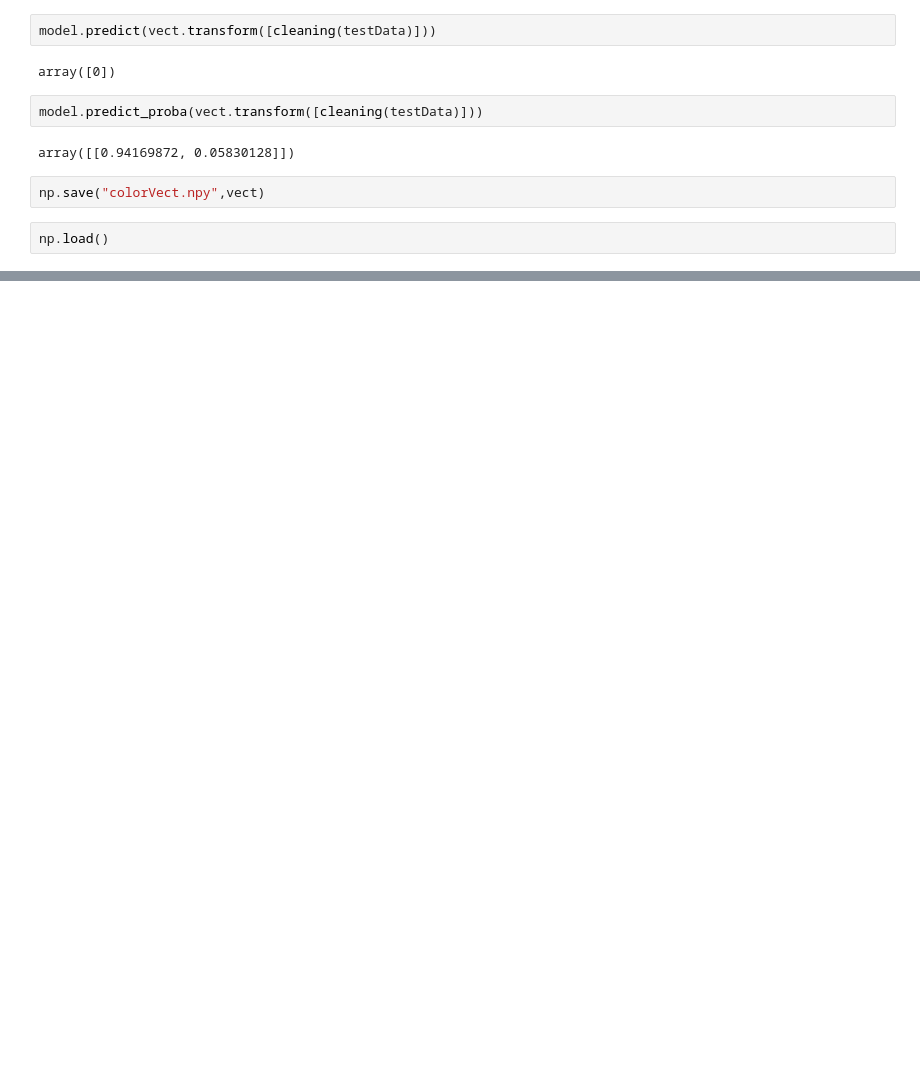
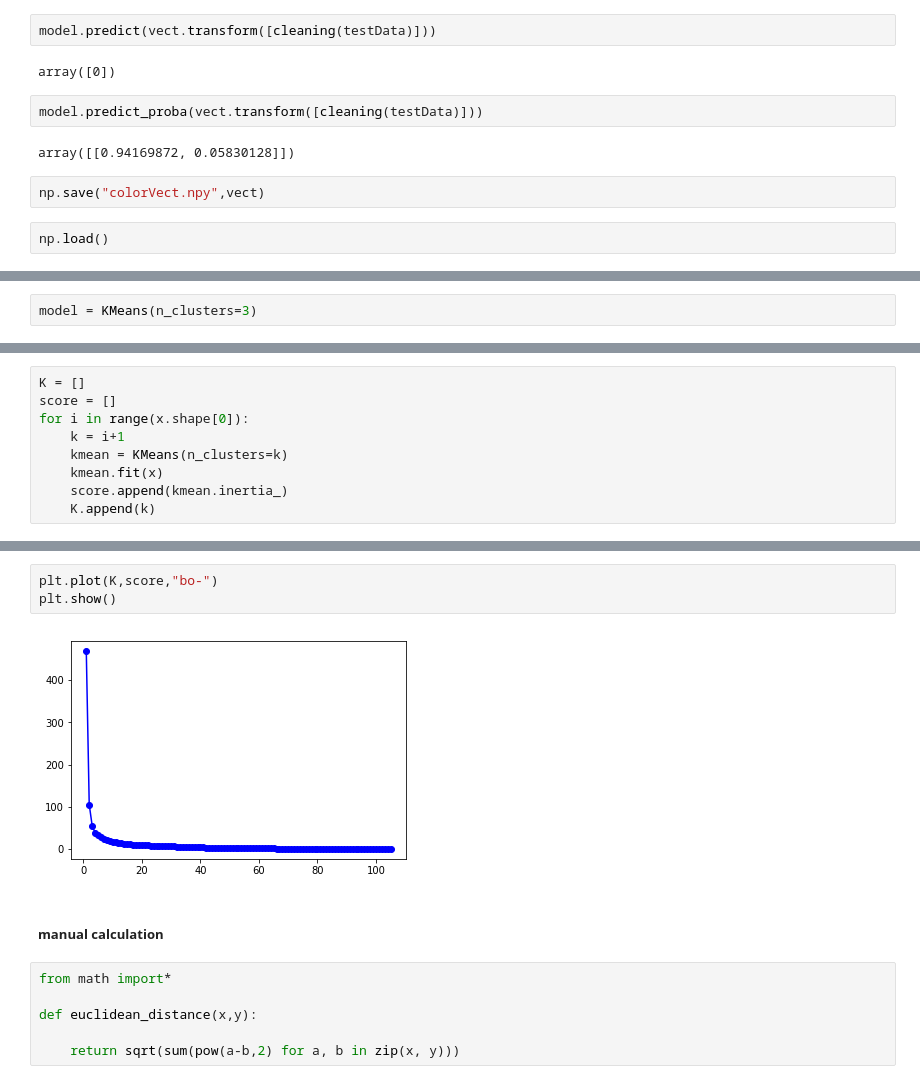
Before and after one commit to sharmasaravanan/Machine_learning, a Jupyter notebook: AI-Color.ipynb, the cells around one changed output, grey strips where cells are left out. Cells and saved outputs as stored; diff of their text form; blank space fills up the shorter version.

```diff
--- a/AI-Color.ipynb
+++ b/AI-Color.ipynb
@@ -2277,0 +2326,2 @@ np.load()
+# %%
+model = KMeans(n_clusters=3)
@@ -2277,0 +2395,9 @@ np.load()
+# %%
+K = []
+score = []
+for i in range(x.shape[0]):
+    k = i+1
+    kmean = KMeans(n_clusters=k)
+    kmean.fit(x)
+    score.append(kmean.inertia_)
+    K.append(k)
@@ -2277,0 +2408,13 @@ np.load()
+# %%
+plt.plot(K,score,"bo-")
+plt.show()
+# %% [output]
+[figure, added]
+# %% [markdown]
+##### manual calculation
+# %%
+from math import*
+
+def euclidean_distance(x,y):
+
+    return sqrt(sum(pow(a-b,2) for a, b in zip(x, y)))
```
Also changed, not shown: parts of 38 cells of this notebook, 5 other files.
